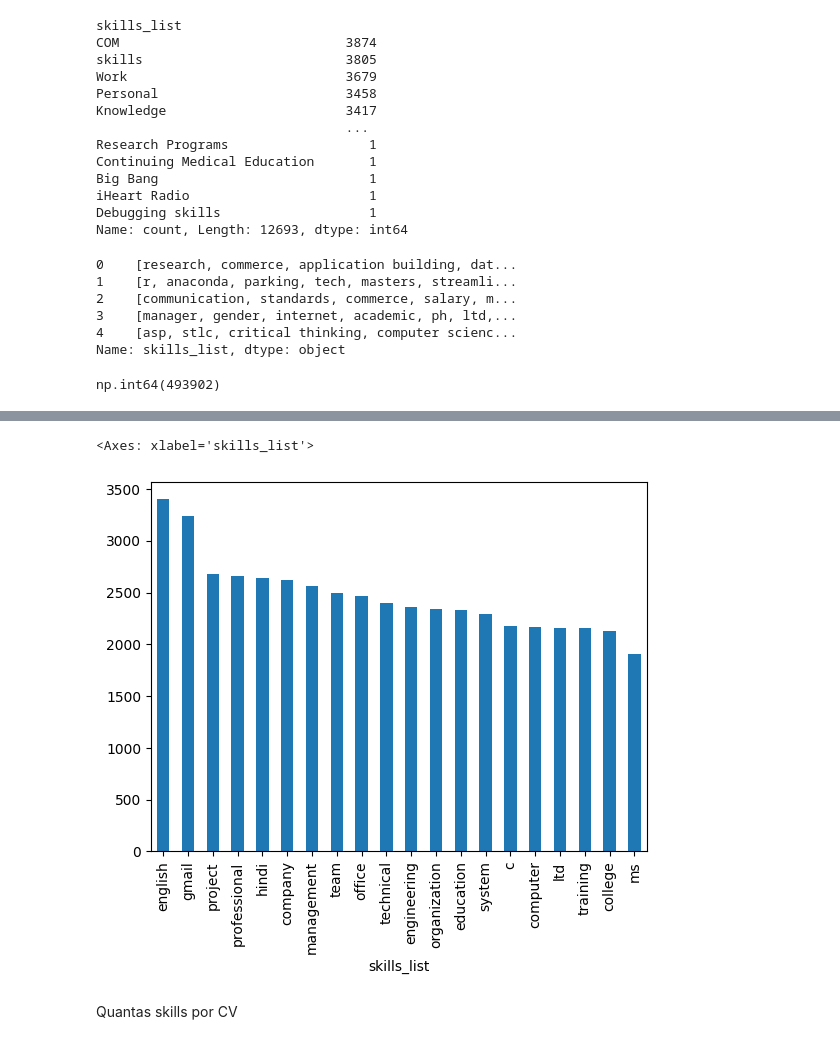
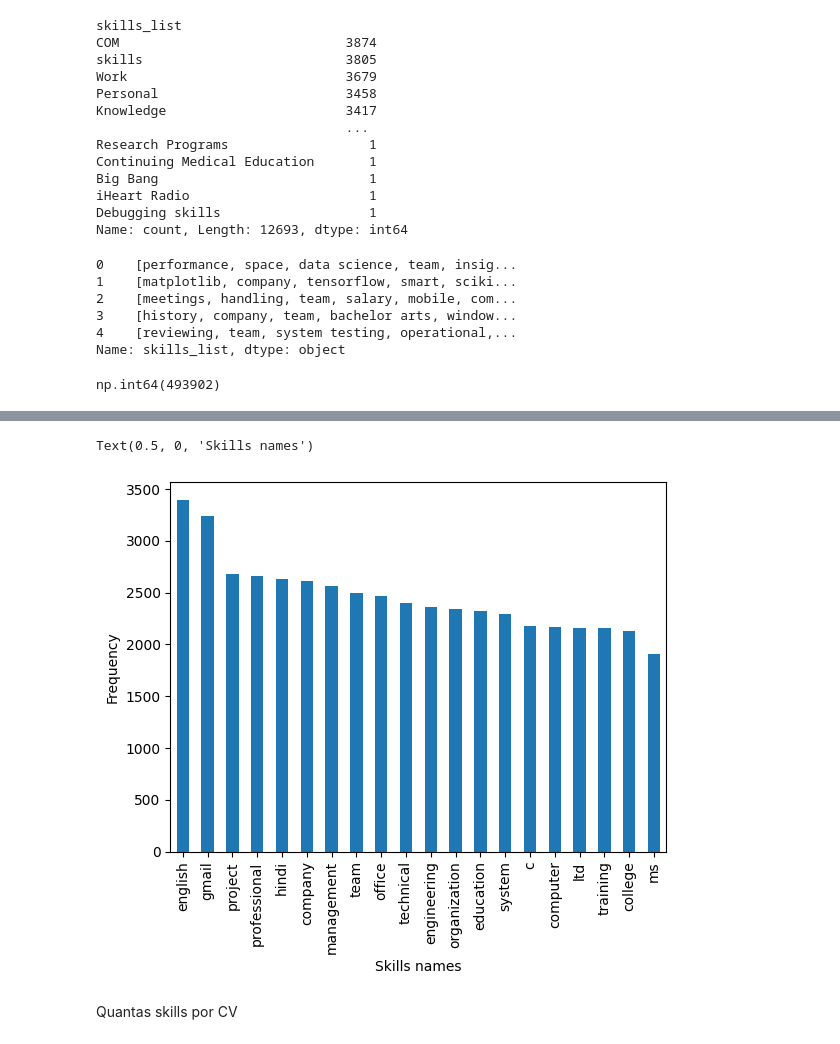
Before and after one commit to danielpiresribeiro123-code/cv_analyser_research, a Jupyter notebook: EDA_raw.ipynb, the cells around one changed output, grey strips where cells are left out. Saved outputs shown, nothing was run; the diff lists cells and outputs as text; code cells hidden in the pictures.

```diff
--- a/EDA_raw.ipynb
+++ b/EDA_raw.ipynb
@@ -107,3 +109,11 @@ df_skills['skills_list'] = df_skills['annotations'].apply(extract_skills)
 
 # Optional: If you want a single string separated by commas instead of a list:
 # df_skills['skills_string'] = df_skills['skills_list'].apply(lambda x: ", ".join(x))
+# %%
+#Remover vazios
+df_skills = df_skills[df_skills['skills_list'].apply(len) > 0].copy()
+
+df_skills = df_skills.reset_index(drop=True)
+
+print(f"Novo total de CVs: {len(df_skills)}")
+print(df_skills.head())
@@ -307,11 +329,11 @@ print(df_skills['skills_list'].head())
 
 df_skills["skills_list"].explode().count()
 # %% [output]
-0    [research, commerce, application building, dat...
-1    [r, anaconda, parking, tech, masters, streamli...
-2    [communication, standards, commerce, salary, m...
-3    [manager, gender, internet, academic, ph, ltd,...
-4    [asp, stlc, critical thinking, computer scienc...
+0    [performance, space, data science, team, insig...
+1    [matplotlib, company, tensorflow, smart, sciki...
+2    [meetings, handling, team, salary, mobile, com...
+3    [history, company, team, bachelor arts, window...
+4    [reviewing, team, system testing, operational,...
 Name: skills_list, dtype: object
 np.int64(493902)
 # %%
@@ -320,7 +342,8 @@ skill_counts = df_skills["skills_list"].apply(set).explode().value_counts()
 print(skill_counts)
 
 skill_counts.head(20).plot(kind='bar')
-
+plt.ylabel('Frequency')
+plt.xlabel('Skills names')
 #Removemos conectores(e.g "is") e outras skills que não eram relevantes"
 # %% [output]
 skills_list
@@ -338,6 +361,6 @@ debugging skills         1
 Name: count, Length: 12569, dtype: int64
-<Axes: xlabel='skills_list'>
+Text(0.5, 0, 'Skills names')
-[figure, old version]
+[figure, new version]
 # %% [markdown]
 Quantas skills por CV
 # %%
```
Also changed, not shown: parts of 18 cells of this notebook, 20 other files.
